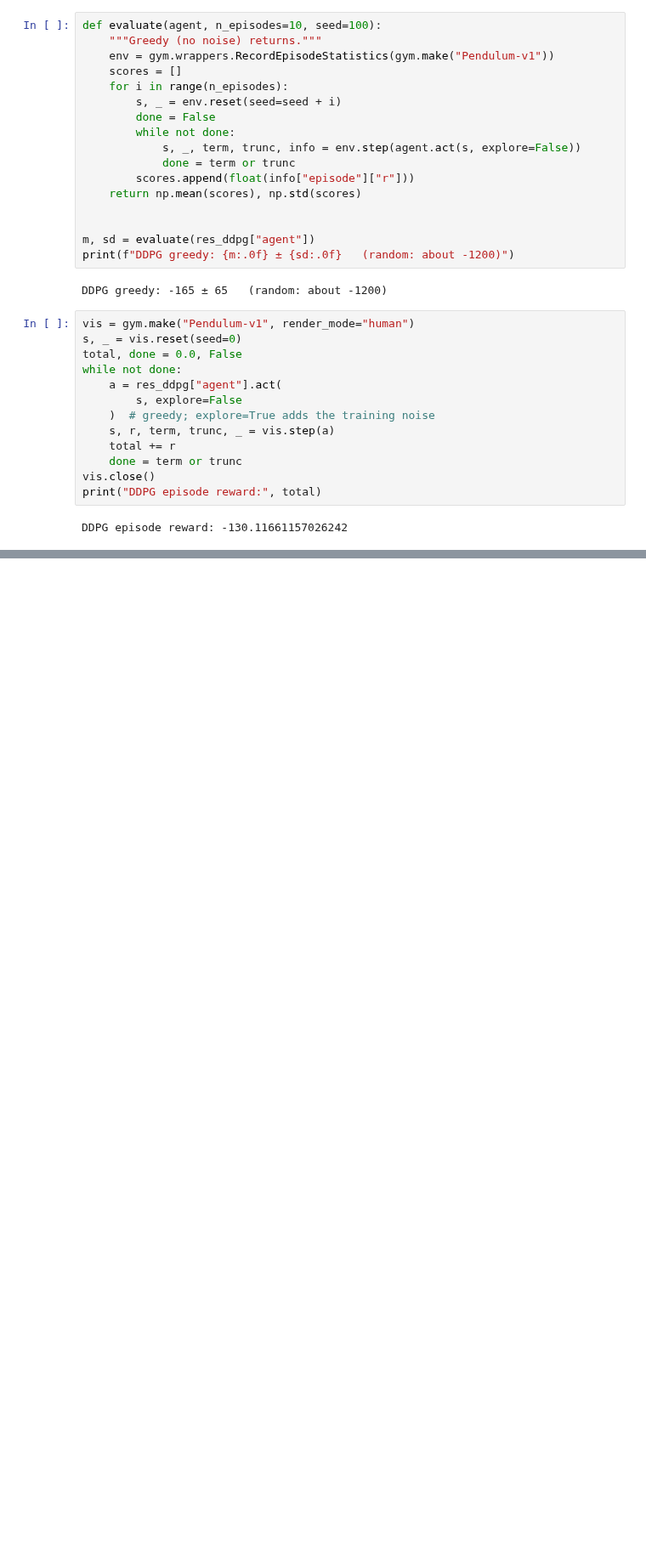
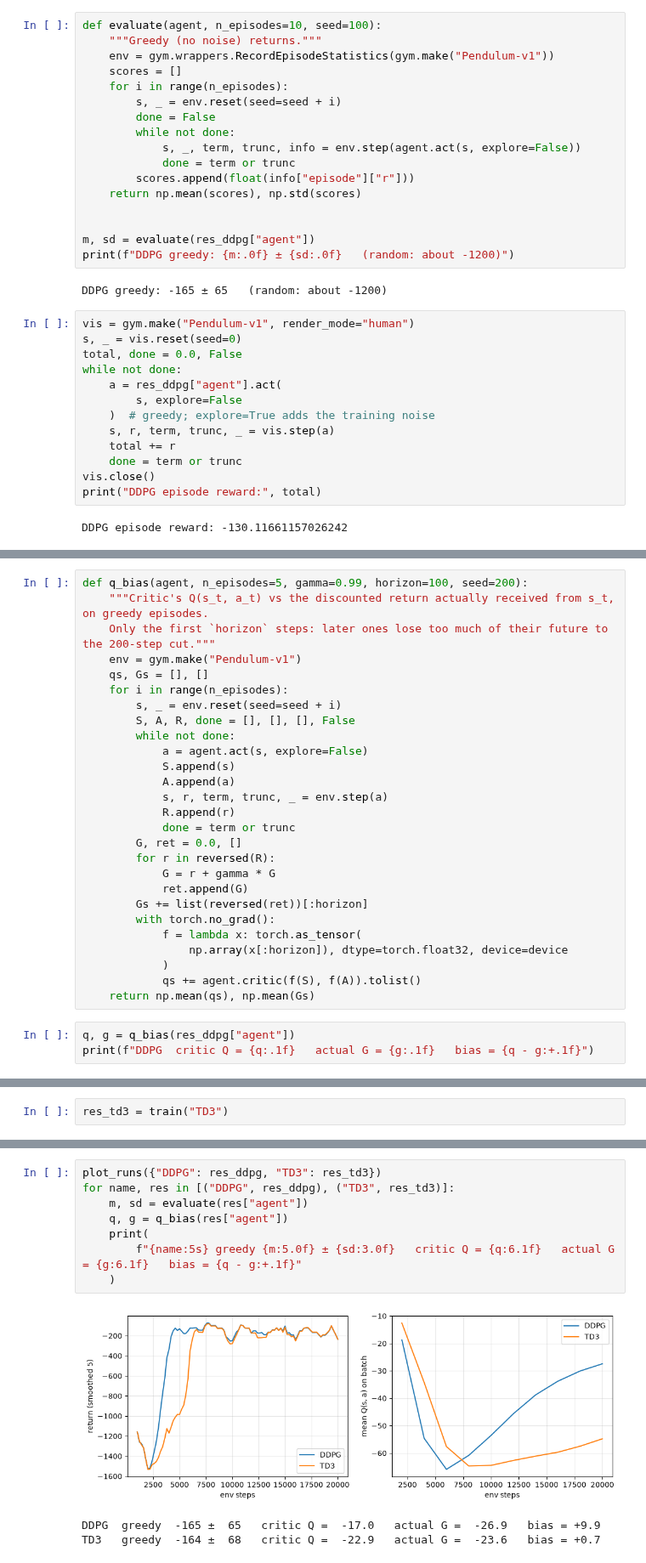
Before and after one commit to rgsk/rl, a Jupyter notebook: src/deep/ddpg_td3_sac.ipynb, the cells around one changed output, grey strips where cells are left out. Shown at 85% size. Saved outputs shown, nothing was run; the diff lists cells and outputs as text; blank space fills up the shorter version.

```diff
--- a/src/deep/ddpg_td3_sac.ipynb
+++ b/src/deep/ddpg_td3_sac.ipynb
@@ -442,0 +450,30 @@ DDPG episode reward: -130.11661157026242
+# %%
+def q_bias(agent, n_episodes=5, gamma=0.99, horizon=100, seed=200):
+    """Critic's Q(s_t, a_t) vs the discounted return actually received from s_t, on greedy episodes.
+    Only the first `horizon` steps: later ones lose too much of their future to the 200-step cut."""
+    env = gym.make("Pendulum-v1")
+    qs, Gs = [], []
+    for i in range(n_episodes):
+        s, _ = env.reset(seed=seed + i)
+        S, A, R, done = [], [], [], False
+        while not done:
+            a = agent.act(s, explore=False)
+            S.append(s)
+            A.append(a)
+            s, r, term, trunc, _ = env.step(a)
+            R.append(r)
+            done = term or trunc
+        G, ret = 0.0, []
+        for r in reversed(R):
+            G = r + gamma * G
+            ret.append(G)
+        Gs += list(reversed(ret))[:horizon]
+        with torch.no_grad():
+            f = lambda x: torch.as_tensor(
+                np.array(x[:horizon]), dtype=torch.float32, device=device
+            )
+            qs += agent.critic(f(S), f(A)).tolist()
+    return np.mean(qs), np.mean(Gs)
+# %%
+q, g = q_bias(res_ddpg["agent"])
+print(f"DDPG  critic Q = {q:.1f}   actual G = {g:.1f}   bias = {q - g:+.1f}")
@@ -442,0 +543,2 @@ DDPG episode reward: -130.11661157026242
+# %%
+res_td3 = train("TD3")
@@ -442,0 +556,12 @@ DDPG episode reward: -130.11661157026242
+# %%
+plot_runs({"DDPG": res_ddpg, "TD3": res_td3})
+for name, res in [("DDPG", res_ddpg), ("TD3", res_td3)]:
+    m, sd = evaluate(res["agent"])
+    q, g = q_bias(res["agent"])
+    print(
+        f"{name:5s} greedy {m:5.0f} ± {sd:3.0f}   critic Q = {q:6.1f}   actual G = {g:6.1f}   bias = {q - g:+.1f}"
+    )
+# %% [output]
+[figure, added]
+DDPG  greedy  -165 ±  65   critic Q =  -17.0   actual G =  -26.9   bias = +9.9
+TD3   greedy  -164 ±  68   critic Q =  -22.9   actual G =  -23.6   bias = +0.7
```
Also changed, not shown: parts of 20 cells of this notebook.
